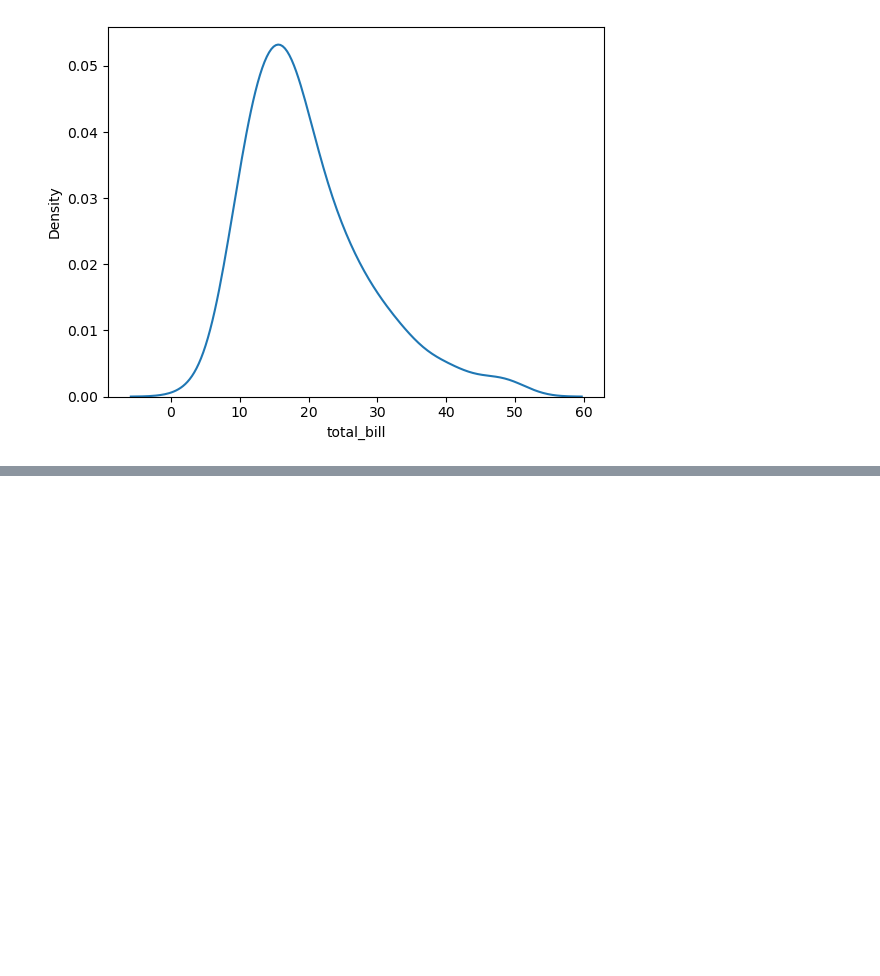
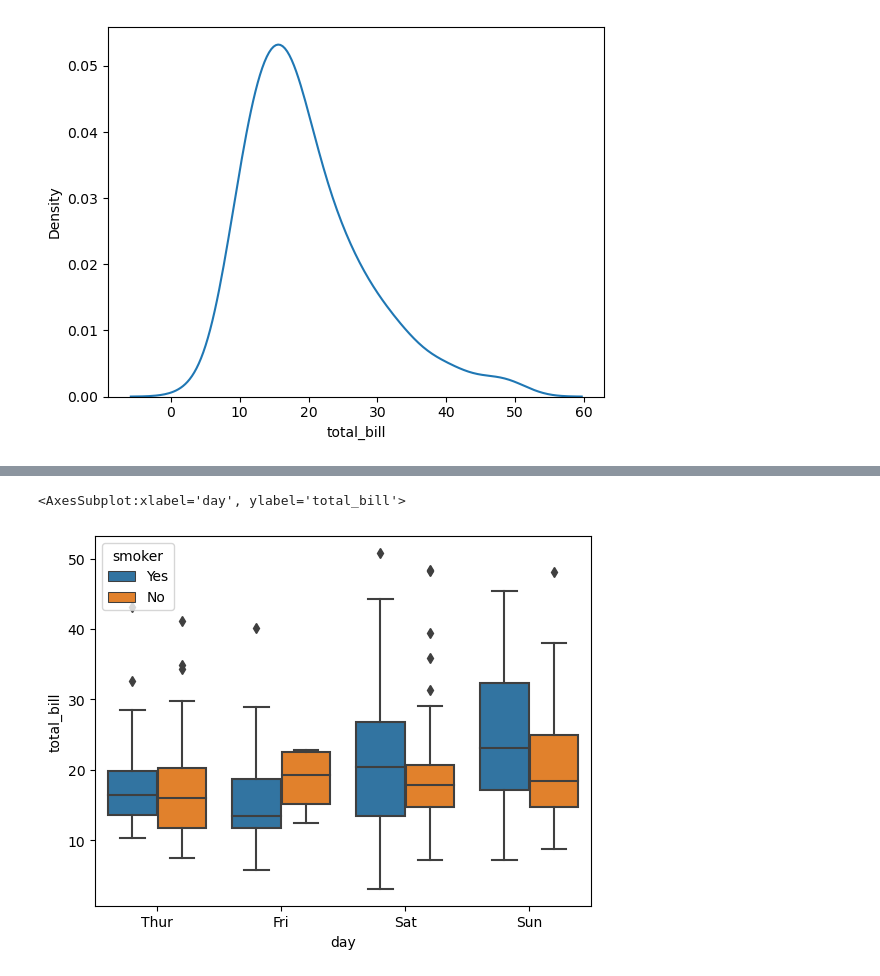
Before and after one commit to JoseArnel/code, a Jupyter notebook: DataScience&MachineLearning/06-Data-Visualization-with-Seaborn/Seaborn.ipynb, the cells around one changed output, grey strips where cells are left out. Drawn from its saved outputs; the diff is of its cells as text; code cells hidden in the pictures; blank space fills up the shorter version.

```diff
--- a/DataScience&MachineLearning/06-Data-Visualization-with-Seaborn/Seaborn.ipynb
+++ b/DataScience&MachineLearning/06-Data-Visualization-with-Seaborn/Seaborn.ipynb
@@ -109,0 +123,6 @@ sns.kdeplot(tips['total_bill'])
+# %%
+sns.boxplot(x='day', y='total_bill', data=tips, hue='smoker')  # outliets, 25%
+# seaborn allows you to use hue, to quickly allow you to see new set of data
+# %% [output]
+<AxesSubplot:xlabel='day', ylabel='total_bill'>
+[figure, added]
```
Also changed, not shown: parts of 6 cells of this notebook.
